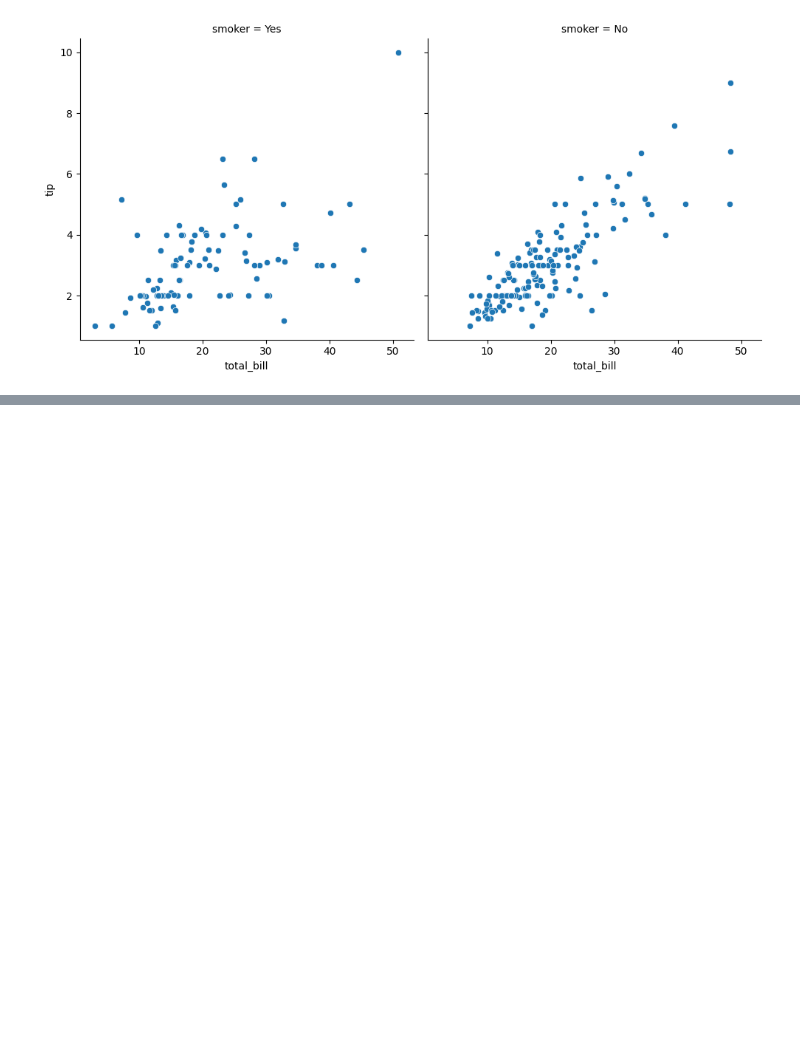
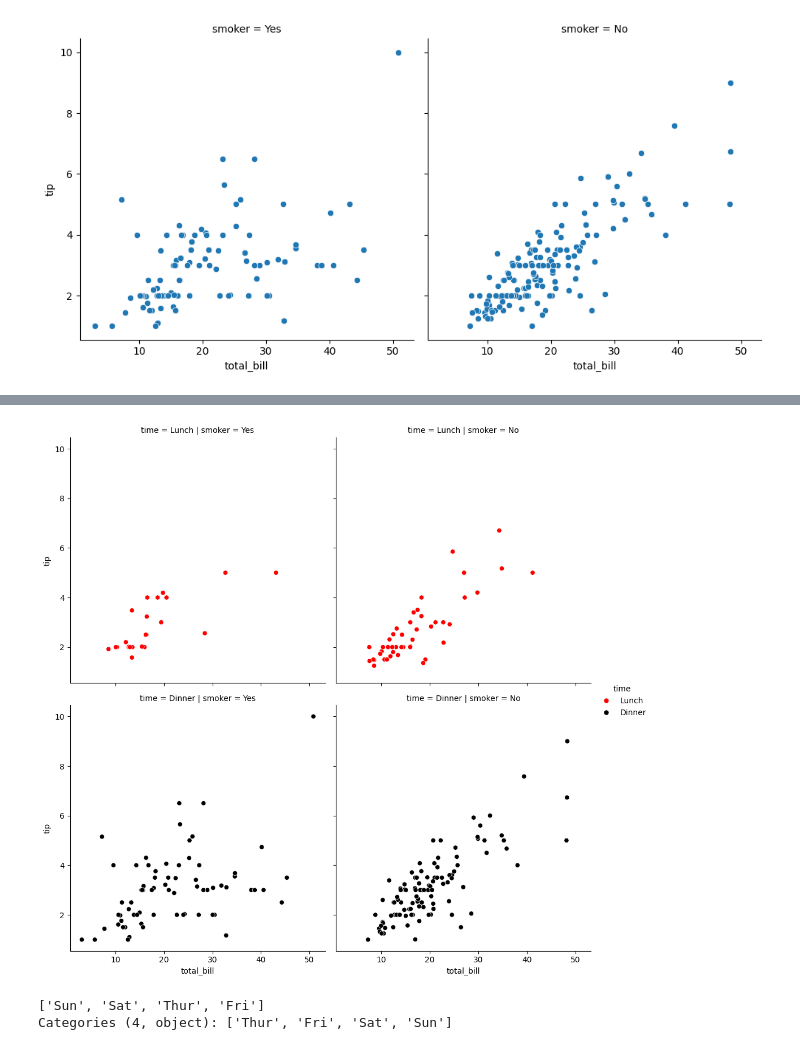
Before and after one commit to HABUDANHAYABK/Associate-Data-Scientist-in-Python, a Jupyter notebook: Data_Visualization_with_Seaborn/Rational_plots.ipynb, the cells around one changed output, grey strips where cells are left out. Cells and saved outputs as stored; diff of their text form; code cells hidden in the pictures; blank space fills up the shorter version.

```diff
--- a/Data_Visualization_with_Seaborn/Rational_plots.ipynb
+++ b/Data_Visualization_with_Seaborn/Rational_plots.ipynb
@@ -79,0 +86,23 @@ plt.show()
+# %%
+time_color={
+    "Dinner": "black",
+    'Lunch': 'red'
+}
+
+sns.relplot(x='total_bill',
+            y='tip',
+            data=tips,
+            kind='scatter',
+            col='smoker',
+            row='time',
+            hue='time',
+            palette=time_color)
+
+plt.show()
+# %% [output]
+[figure, added]
+# %%
+print(tips['day'].unique())
+# %% [output]
+['Sun', 'Sat', 'Thur', 'Fri']
+Categories (4, object): ['Thur', 'Fri', 'Sat', 'Sun']
```
Also changed, not shown: parts of 3 cells of this notebook.
